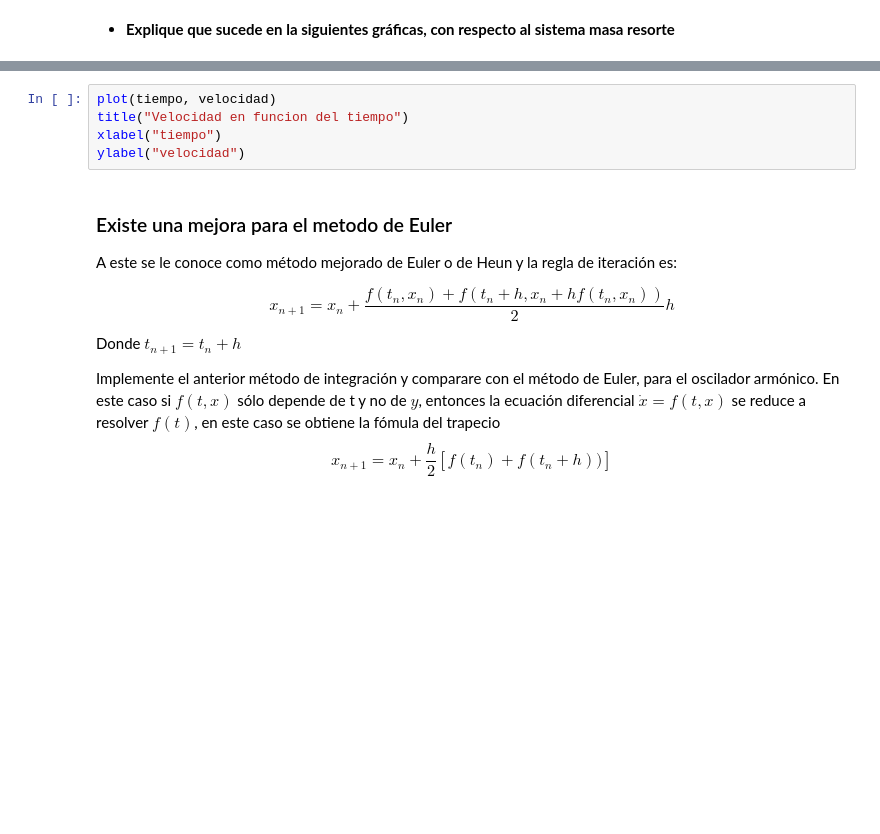
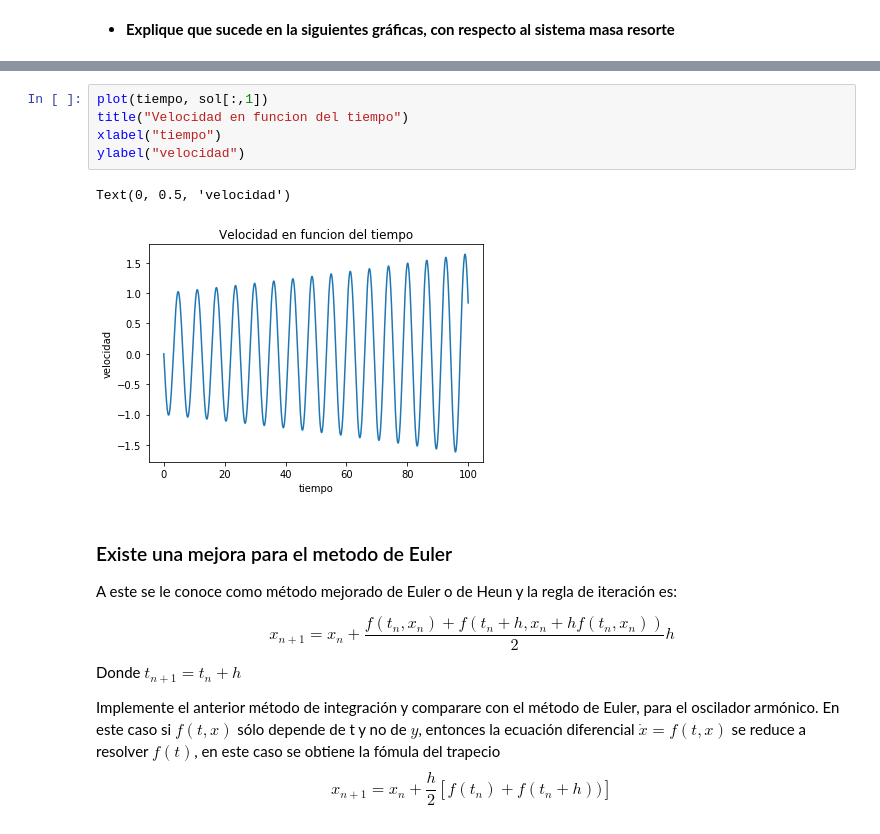
Before and after one commit to Fer2111/Algoritmos, a Jupyter notebook: Ecuaciones diferenciales.ipynb, the cells around one changed output, grey strips where cells are left out. Saved outputs shown, nothing was run; the diff lists cells and outputs as text; blank space fills up the shorter version.

```diff
--- a/Ecuaciones diferenciales.ipynb
+++ b/Ecuaciones diferenciales.ipynb
@@ -295,8 +342,11 @@ ylabel("posicion")
 # %%
-plot(tiempo, velocidad)
+plot(tiempo, sol[:,1])
 title("Velocidad en funcion del tiempo")
 xlabel("tiempo")
 ylabel("velocidad")
+# %% [output]
+Text(0, 0.5, 'velocidad')
+[figure, added]
 # %% [markdown]
 ### Existe una mejora para el metodo de Euler
 
```
Also changed, not shown: parts of 34 cells of this notebook, 1 other file.
